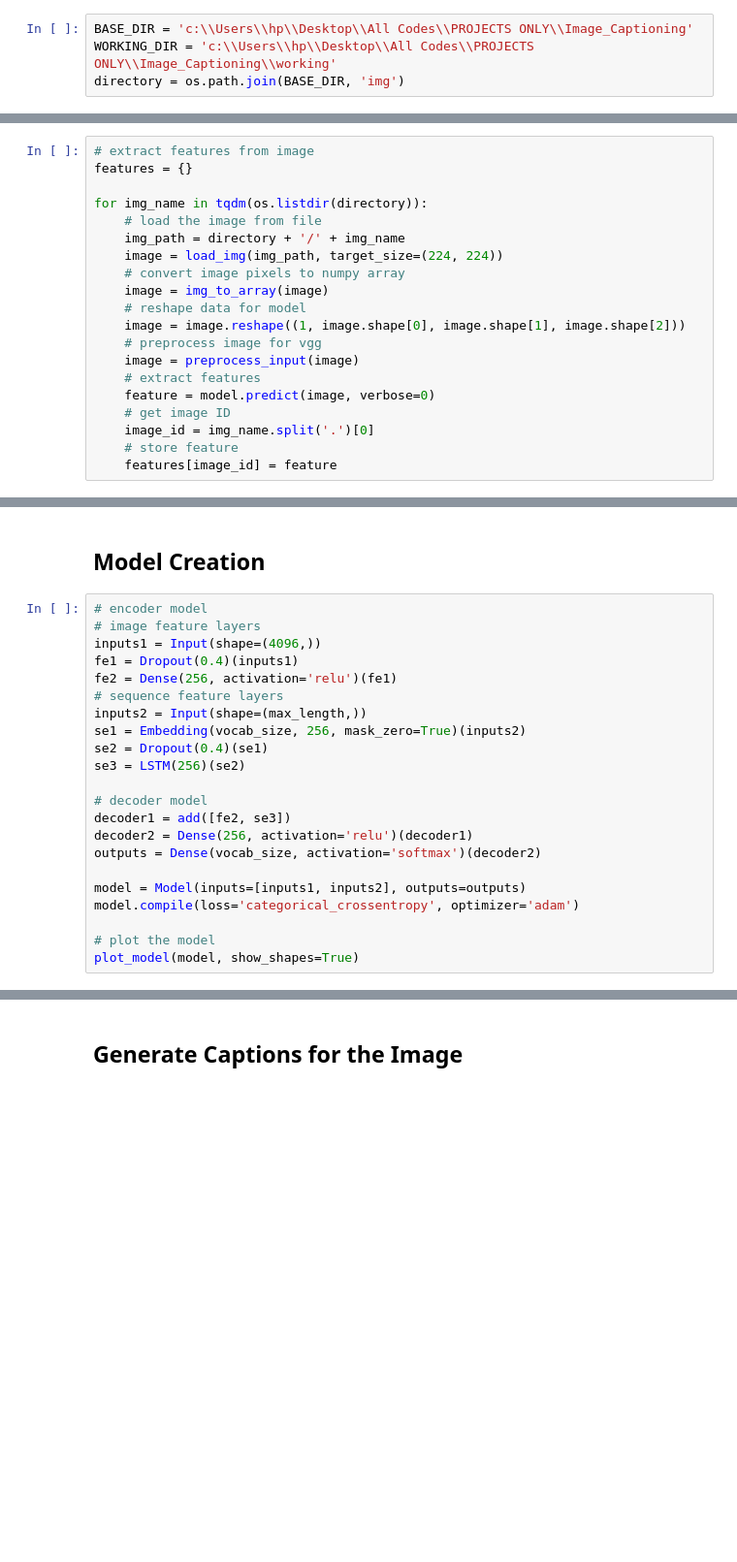
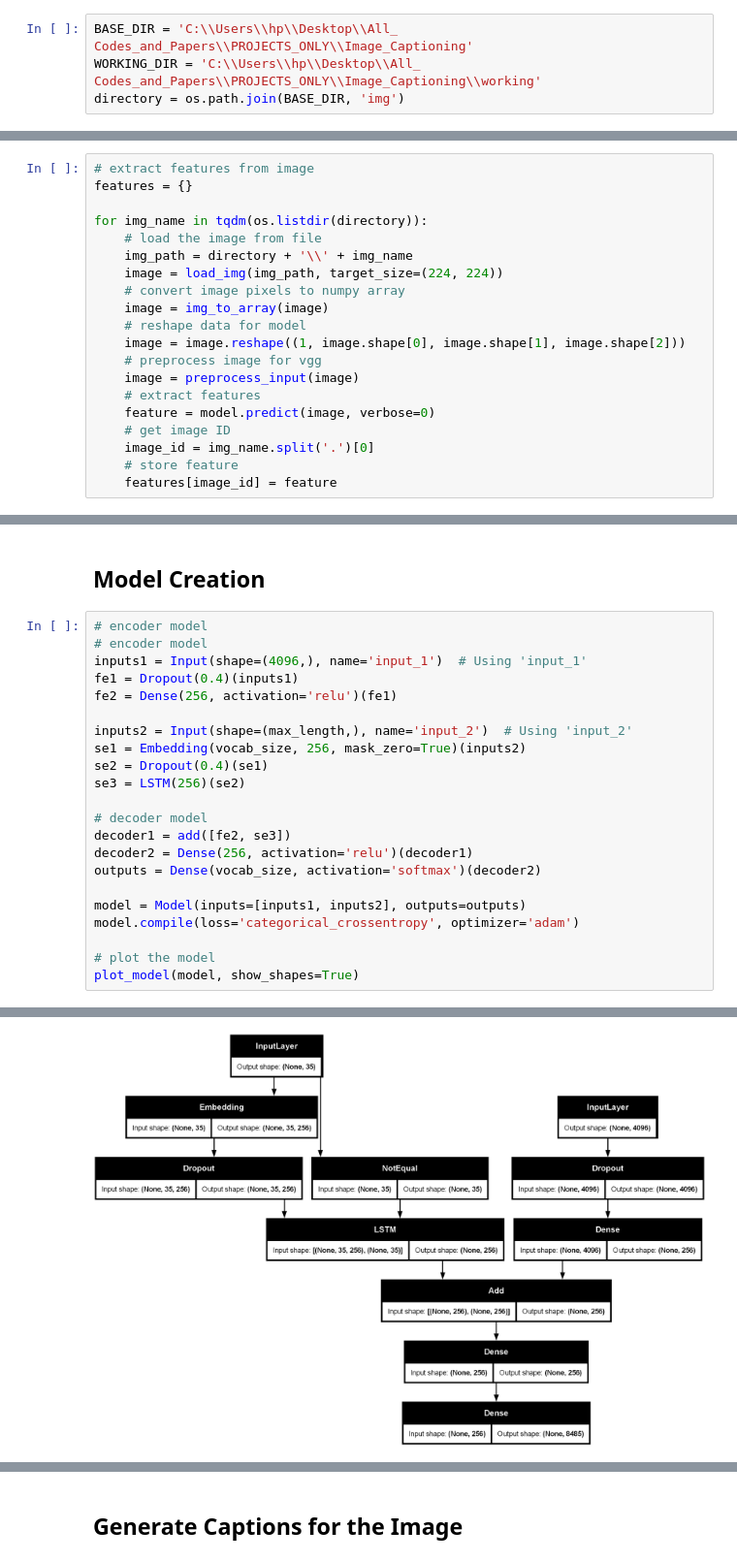
Before and after one commit to omkadam92/Image_Caption_Generator, a Jupyter notebook: Image Caption Generator (Flickr Dataset).ipynb, the cells around one changed output, grey strips where cells are left out. Shown at 97% size. Cells and saved outputs as stored; diff of their text form; blank space fills up the shorter version.

```diff
--- a/Image Caption Generator (Flickr Dataset).ipynb
+++ b/Image Caption Generator (Flickr Dataset).ipynb
@@ -14,8 +14,8 @@ from tensorflow.keras.models import Model
 from tensorflow.keras.utils import to_categorical, plot_model
 from tensorflow.keras.layers import Input, Dense, LSTM, Embedding, Dropout, add
 # %%
-BASE_DIR = 'c:\\Users\\hp\\Desktop\\All Codes\\PROJECTS ONLY\\Image_Captioning'
-WORKING_DIR = 'c:\\Users\\hp\\Desktop\\All Codes\\PROJECTS ONLY\\Image_Captioning\\working'
+BASE_DIR = 'C:\\Users\\hp\\Desktop\\All_ Codes_and_Papers\\PROJECTS_ONLY\\Image_Captioning'
+WORKING_DIR = 'C:\\Users\\hp\\Desktop\\All_ Codes_and_Papers\\PROJECTS_ONLY\\Image_Captioning\\working'
 directory = os.path.join(BASE_DIR, 'img')
 # %% [markdown]
 ## Extract Image Features
@@ -50,7 +55,7 @@ features = {}
 
 for img_name in tqdm(os.listdir(directory)):
     # load the image from file
-    img_path = directory + '/' + img_name
+    img_path = directory + '\\' + img_name
     image = load_img(img_path, target_size=(224, 224))
     # convert image pixels to numpy array
     image = img_to_array(image)
@@ -223,12 +219,12 @@ def data_generator(data_keys, mapping, features, tokenizer, max_length, vocab_si
 ## Model Creation
 # %%
 # encoder model
-# image feature layers
-inputs1 = Input(shape=(4096,))
+# encoder model
+inputs1 = Input(shape=(4096,), name='input_1')  # Using 'input_1'
 fe1 = Dropout(0.4)(inputs1)
 fe2 = Dense(256, activation='relu')(fe1)
-# sequence feature layers
-inputs2 = Input(shape=(max_length,))
+
+inputs2 = Input(shape=(max_length,), name='input_2')  # Using 'input_2'
 se1 = Embedding(vocab_size, 256, mask_zero=True)(inputs2)
 se2 = Dropout(0.4)(se1)
 se3 = LSTM(256)(se2)
@@ -248,3 +243,4 @@ You must install pydot (`pip install pydot`) and install graphviz (see instructi
+[figure, added]
 # %%
 # train the model
 epochs = 20
```
Also changed, not shown: parts of 11 cells of this notebook, 2 other files.
